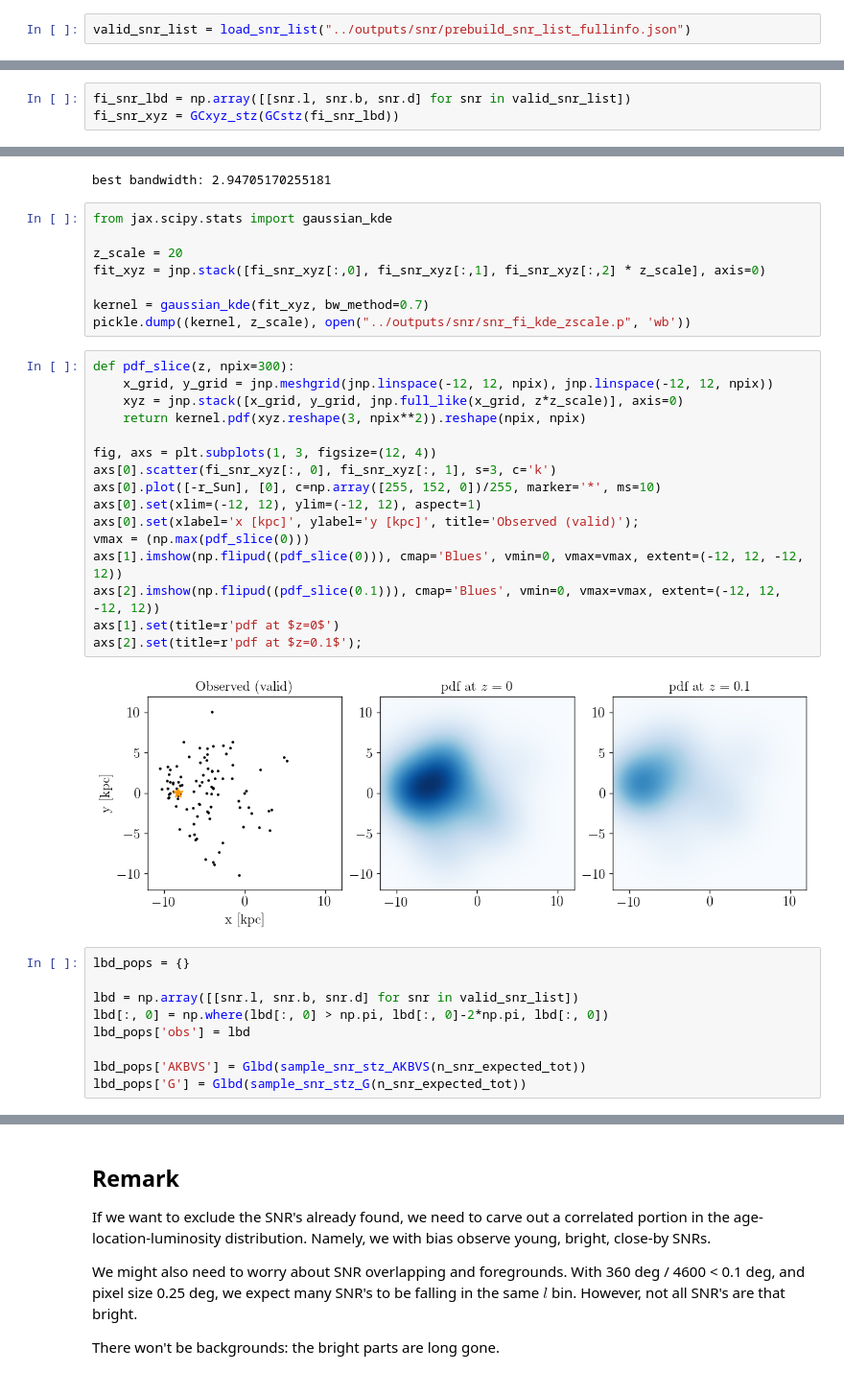
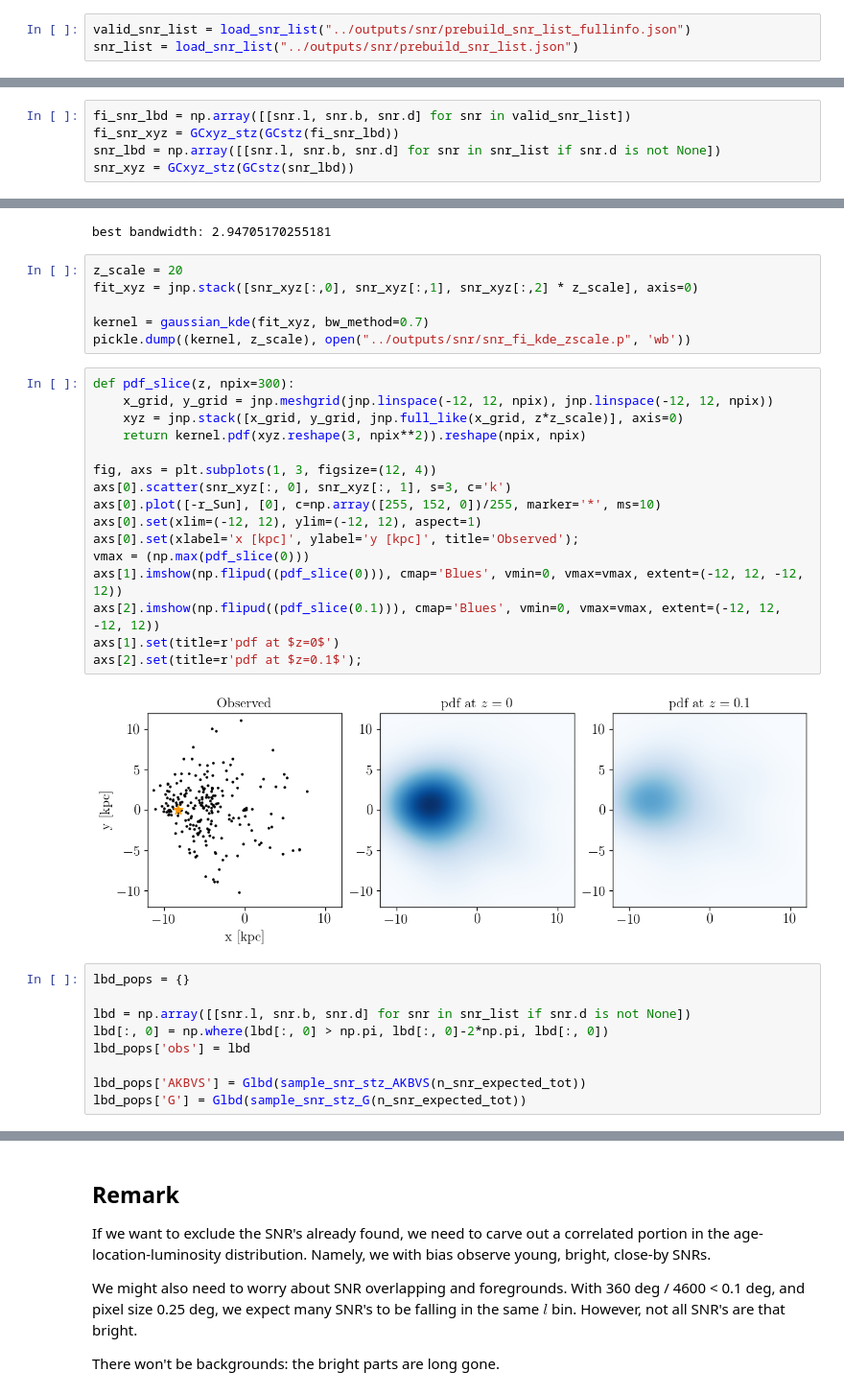
Before and after one commit to yitiansun/axion-mirror, a Jupyter notebook: notebooks/snr_graveyard.ipynb, the cells around one changed output, grey strips where cells are left out. Shown at 96% size. Cells and saved outputs as stored; diff of their text form.

```diff
--- a/notebooks/snr_graveyard.ipynb
+++ b/notebooks/snr_graveyard.ipynb
@@ -24,6 +26,7 @@ from axionmirror.snr import SNR, load_snr_list, dump_snr_list
 from axionmirror.graveyard import *
 # %%
 valid_snr_list = load_snr_list("../outputs/snr/prebuild_snr_list_fullinfo.json")
+snr_list = load_snr_list("../outputs/snr/prebuild_snr_list.json")
 # %% [markdown]
 ## 1. rate
 # %%
@@ -52,6 +55,8 @@ plot_hv(snr_stz_pdf_G, smax=10, zmax=0.2, npix=200)
 # %%
 fi_snr_lbd = np.array([[snr.l, snr.b, snr.d] for snr in valid_snr_list])
 fi_snr_xyz = GCxyz_stz(GCstz(fi_snr_lbd))
+snr_lbd = np.array([[snr.l, snr.b, snr.d] for snr in snr_list if snr.d is not None])
+snr_xyz = GCxyz_stz(GCstz(snr_lbd))
 # %%
 # sklearn: not used
 from sklearn.neighbors import KernelDensity
@@ -70,35 +75,33 @@ kde = KernelDensity(bandwidth=2.5, kernel='gaussian').fit(fit_xyz)
 # %% [output]
 best bandwidth: 2.94705170255181
 # %%
-from jax.scipy.stats import gaussian_kde
-
 z_scale = 20
-fit_xyz = jnp.stack([fi_snr_xyz[:,0], fi_snr_xyz[:,1], fi_snr_xyz[:,2] * z_scale], axis=0)
+fit_xyz = jnp.stack([snr_xyz[:,0], snr_xyz[:,1], snr_xyz[:,2] * z_scale], axis=0)
 
 kernel = gaussian_kde(fit_xyz, bw_method=0.7)
 pickle.dump((kernel, z_scale), open("../outputs/snr/snr_fi_kde_zscale.p", 'wb'))
 # %%
 def pdf_slice(z, npix=300):
     x_grid, y_grid = jnp.meshgrid(jnp.linspace(-12, 12, npix), jnp.linspace(-12, 12, npix))
     xyz = jnp.stack([x_grid, y_grid, jnp.full_like(x_grid, z*z_scale)], axis=0)
     return kernel.pdf(xyz.reshape(3, npix**2)).reshape(npix, npix)
 
 fig, axs = plt.subplots(1, 3, figsize=(12, 4))
-axs[0].scatter(fi_snr_xyz[:, 0], fi_snr_xyz[:, 1], s=3, c='k')
+axs[0].scatter(snr_xyz[:, 0], snr_xyz[:, 1], s=3, c='k')
 axs[0].plot([-r_Sun], [0], c=np.array([255, 152, 0])/255, marker='*', ms=10)
 axs[0].set(xlim=(-12, 12), ylim=(-12, 12), aspect=1)
-axs[0].set(xlabel='x [kpc]', ylabel='y [kpc]', title='Observed (valid)');
+axs[0].set(xlabel='x [kpc]', ylabel='y [kpc]', title='Observed');
 vmax = (np.max(pdf_slice(0)))
 axs[1].imshow(np.flipud((pdf_slice(0))), cmap='Blues', vmin=0, vmax=vmax, extent=(-12, 12, -12, 12))
 axs[2].imshow(np.flipud((pdf_slice(0.1))), cmap='Blues', vmin=0, vmax=vmax, extent=(-12, 12, -12, 12))
 axs[1].set(title=r'pdf at $z=0$')
 axs[2].set(title=r'pdf at $z=0.1$');
 # %% [output]
-[figure, old version]
+[figure, new version]
 # %%
 lbd_pops = {}
 
-lbd = np.array([[snr.l, snr.b, snr.d] for snr in valid_snr_list])
+lbd = np.array([[snr.l, snr.b, snr.d] for snr in snr_list if snr.d is not None])
 lbd[:, 0] = np.where(lbd[:, 0] > np.pi, lbd[:, 0]-2*np.pi, lbd[:, 0])
 lbd_pops['obs'] = lbd
 
```
Also changed, not shown: parts of 11 cells of this notebook, 15 other files.
